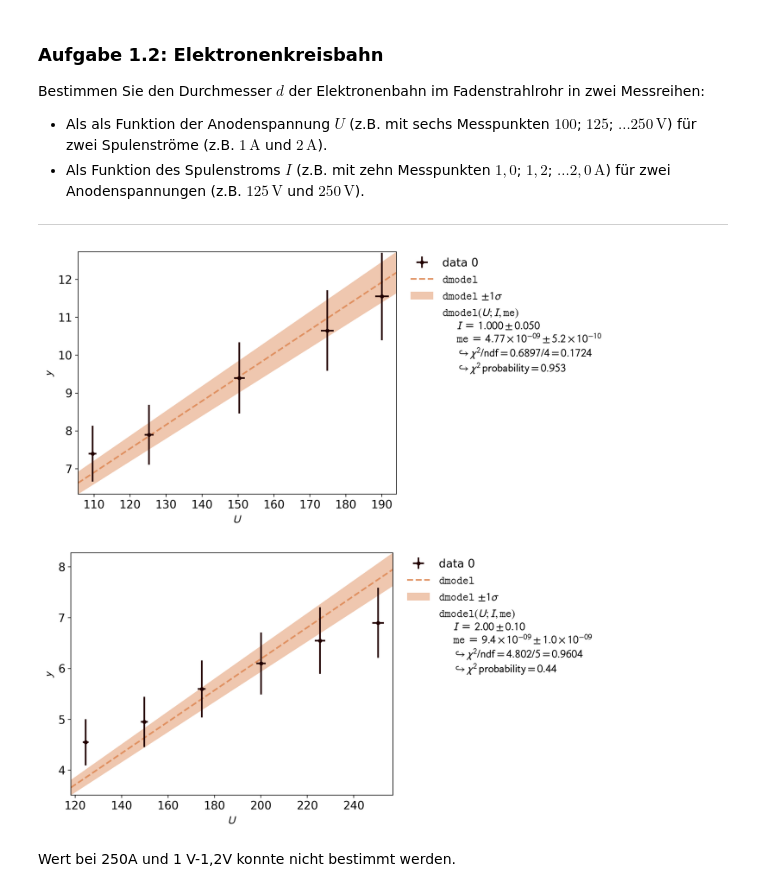
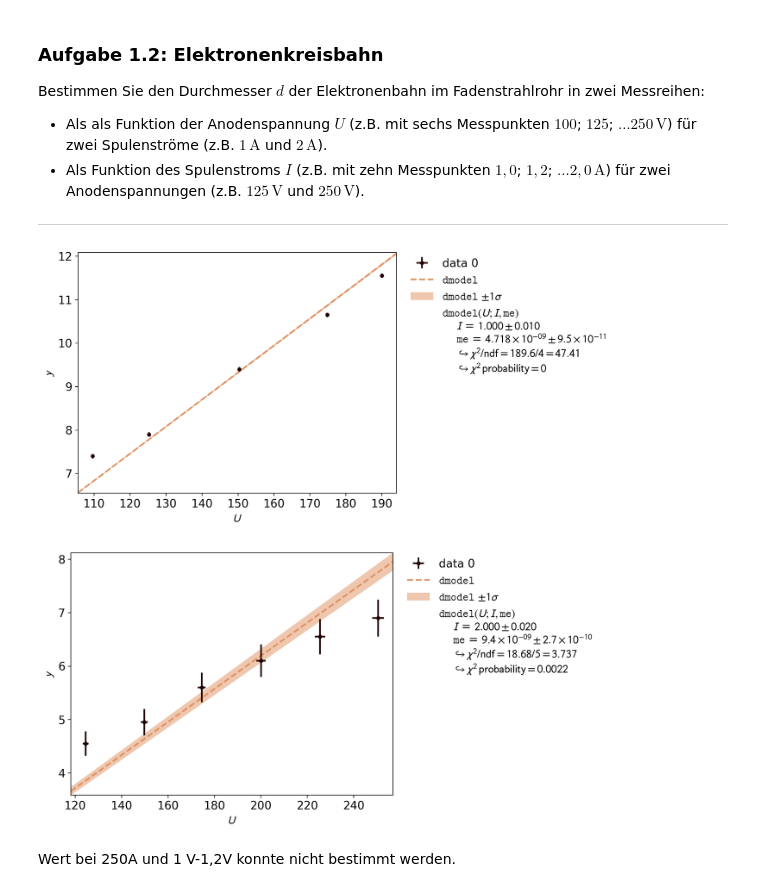
Before and after one commit to martin8ner/P1, a Jupyter notebook: Spezifische_Ladung_des_Elektrons/Mo01_Spezifische_Ladung_des_Elektrons.ipynb, the cells around one changed output. Drawn from its saved outputs; the diff is of its cells as text; code cells hidden in the pictures.

```diff
--- a/Spezifische_Ladung_des_Elektrons/Mo01_Spezifische_Ladung_des_Elektrons.ipynb
+++ b/Spezifische_Ladung_des_Elektrons/Mo01_Spezifische_Ladung_des_Elektrons.ipynb
@@ -186,40 +186,40 @@ d = d_von_U[:,2]
 
 def dmodel(U, I, me): # x = U/I**2
     N = 130
     R = 0.15
     x = U/I**2
     return x * me * (125 * R**2) / (8 * mu**2 * N**2)
 
-I_error = 0.05 # relative; nochmal beim Netzgerät nachschauen
-U_error = 0.01 # relative; nochmal beim Netzgerät nachschauen, hier nicht die Hall Spannung
-d_error = 0.1 # relative
+I_error = 0.01
+U_error = 0.01
+d_error = 0.05 # relative
 
 #first with data for which I = 1A
 fit = kafe2.XYFit(xy_data=[U[:5], d[:5]], model_function=dmodel)
-fit.add_error(axis='y', err_val=d_error, relative=True)
-fit.add_error(axis='x', err_val=U_error, relative=True)
+fit.add_error(axis='y', err_val=d_error)
+fit.add_error(axis='x', err_val=U_error)
 
 fit.add_parameter_constraint(name='I',   value=1,   uncertainty=I_error, relative=True)
 
 fit.do_fit()
 plot = kafe2.Plot(fit)
 plot.plot()
 plot.show()
 
 #now with data for which I = 2A
 fit = kafe2.XYFit(xy_data=[U[5:], d[5:]], model_function=dmodel)
 fit.add_error(axis='y', err_val=d_error, relative=True)
 fit.add_error(axis='x', err_val=U_error, relative=True)
 
 fit.add_parameter_constraint(name='I', value=2, uncertainty=I_error, relative=True)
 
 fit.do_fit()
 plot = kafe2.Plot(fit)
 plot.plot()
 plot.show()
 # %% [output]
-[figure, old version]
+[figure, new version]
-[figure, old version]
+[figure, new version]
 # %% [markdown]
 Wert bei 250A und 1 V-1,2V konnte nicht bestimmt werden.
 # %%
```
Also changed, not shown: parts of 2 cells of this notebook, 6 other files.
